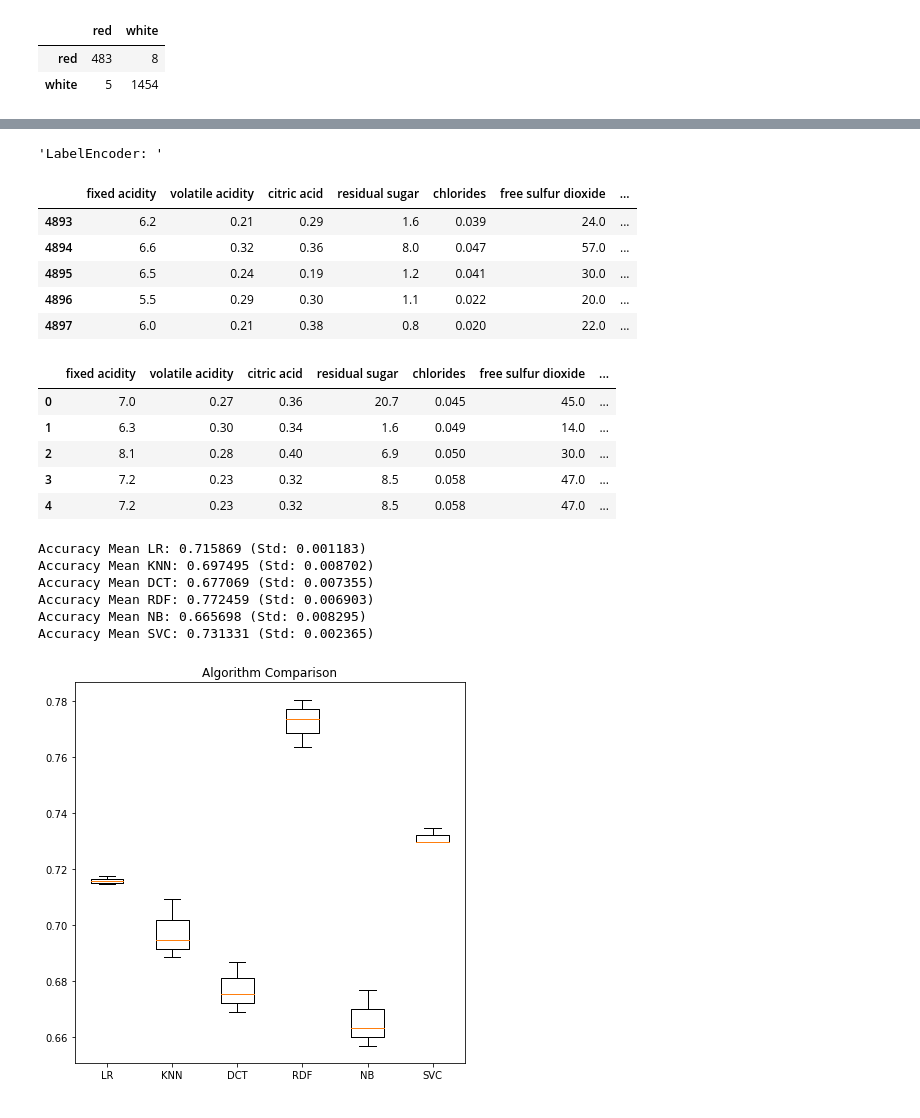
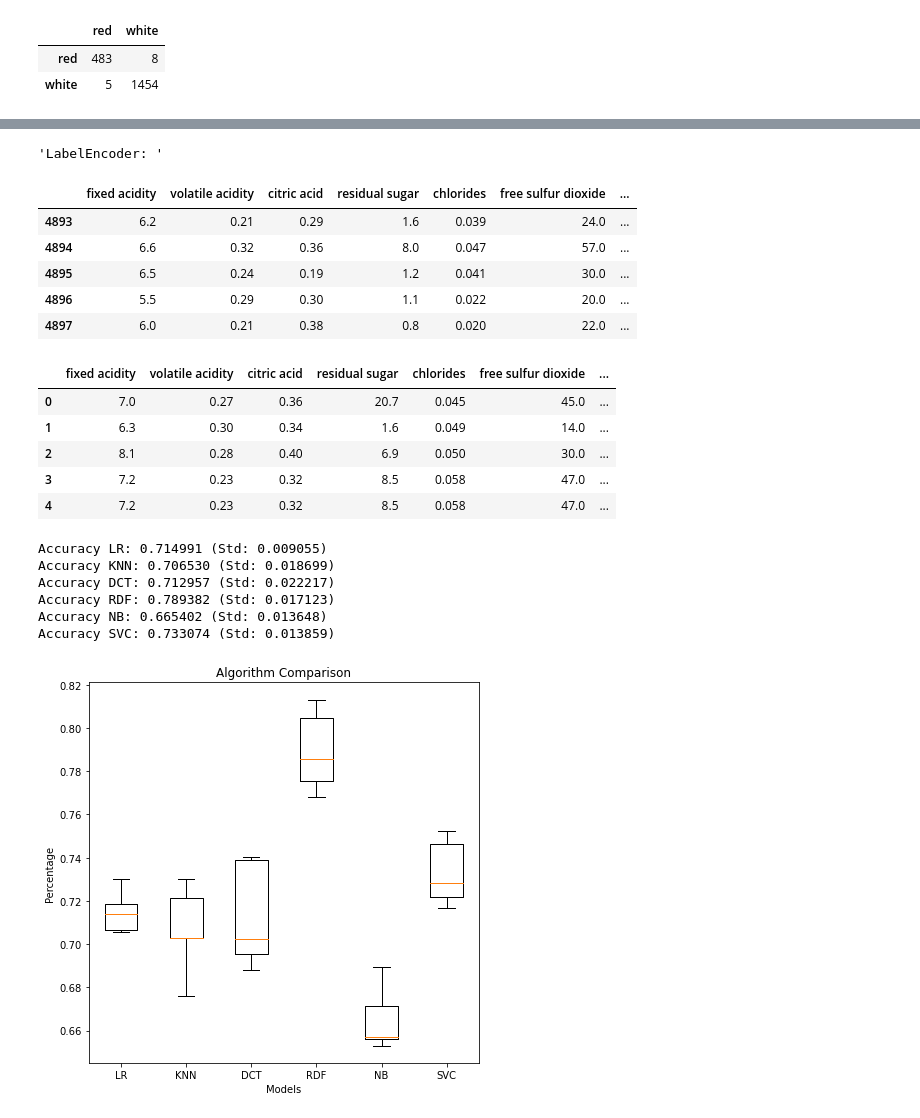
Before and after one commit to lvuduy/BlueBerry-Winery, a Jupyter notebook: PJ2_ML Models.ipynb, the cells around one changed output, grey strips where cells are left out. Drawn from its saved outputs; the diff is of its cells as text; code cells hidden in the pictures.

Commit message:
add ML Models for Wine Quality

```diff
--- a/PJ2_ML Models.ipynb
+++ b/PJ2_ML Models.ipynb
@@ -917,11 +921,13 @@ models.append(('RDF', RandomForestClassifier(n_estimators=200)))
 models.append(('NB', GaussianNB()))
 models.append(('SVC', SVC()))
 
+#lr_lab = models
+
 # evaluate each model in turn
 results = []
 names = []
 for name, model in models:
-	kfold = StratifiedKFold(n_splits=3, random_state=1, shuffle=True)
+	kfold = StratifiedKFold(n_splits=5, random_state=1, shuffle=True)
 	cv_results = cross_val_score(model, X_train, Y_train, cv=kfold, scoring='accuracy')
 	results.append(cv_results)
 	names.append(name)
@@ -971,6 +1067,7 @@ X_train = norm.transform(X_train)
 # transform testing data
 X_test = norm.transform(X_test)
 
+# evaluate each model in turn
 models = []
 models.append(('LR', LogisticRegression()))
 models.append(('KNN', KNeighborsClassifier()))
@@ -979,39 +1076,41 @@ models.append(('RDF', RandomForestClassifier(n_estimators=200)))
 models.append(('NB', GaussianNB()))
 models.append(('SVC', SVC()))
 
 # evaluate each model in turn
 results = []
 names = []
 for name, model in models:
-	kfold = StratifiedKFold(n_splits=3, random_state=1, shuffle=True)
+	kfold = StratifiedKFold(n_splits=5, random_state=1, shuffle=True)
 	cv_results = cross_val_score(model, X_train, Y_train, cv=kfold, scoring='accuracy')
 	results.append(cv_results)
 	names.append(name)
-	print('Accuracy Mean %s: %f (Std: %f)' % (name, cv_results.mean(), cv_results.std()))
+	print('Accuracy %s: %f (Std: %f)' % (name, (cv_results.mean()), cv_results.std()))
 
 # Compare Algorithms
 plt.figure(figsize=(7,7))
 plt.boxplot(results, labels=names)
 plt.title('Algorithm Comparison')
+plt.xlabel("Models")
+plt.ylabel("Percentage")
 plt.show()
 # %% [output]
 'LabelEncoder: '
 |  | fixed acidity | volatile acidity | citric acid | residual sugar | chlorides | free sulfur dioxide | ... |
 | 4893 | 6.2 | 0.21 | 0.29 | 1.6 | 0.039 | 24.0 | ... |
 | 4894 | 6.6 | 0.32 | 0.36 | 8.0 | 0.047 | 57.0 | ... |
 | 4895 | 6.5 | 0.24 | 0.19 | 1.2 | 0.041 | 30.0 | ... |
 | 4896 | 5.5 | 0.29 | 0.30 | 1.1 | 0.022 | 20.0 | ... |
 | 4897 | 6.0 | 0.21 | 0.38 | 0.8 | 0.020 | 22.0 | ... |
 |  | fixed acidity | volatile acidity | citric acid | residual sugar | chlorides | free sulfur dioxide | ... |
 | 0 | 7.0 | 0.27 | 0.36 | 20.7 | 0.045 | 45.0 | ... |
 | 1 | 6.3 | 0.30 | 0.34 | 1.6 | 0.049 | 14.0 | ... |
 | 2 | 8.1 | 0.28 | 0.40 | 6.9 | 0.050 | 30.0 | ... |
 | 3 | 7.2 | 0.23 | 0.32 | 8.5 | 0.058 | 47.0 | ... |
 | 4 | 7.2 | 0.23 | 0.32 | 8.5 | 0.058 | 47.0 | ... |
-Accuracy Mean LR: 0.715869 (Std: 0.001183)
-Accuracy Mean KNN: 0.697495 (Std: 0.008702)
-Accuracy Mean DCT: 0.677069 (Std: 0.007355)
-Accuracy Mean RDF: 0.772459 (Std: 0.006903)
-Accuracy Mean NB: 0.665698 (Std: 0.008295)
-Accuracy Mean SVC: 0.731331 (Std: 0.002365)
+Accuracy LR: 0.714991 (Std: 0.009055)
+Accuracy KNN: 0.706530 (Std: 0.018699)
+Accuracy DCT: 0.712957 (Std: 0.022217)
+Accuracy RDF: 0.789382 (Std: 0.017123)
+Accuracy NB: 0.665402 (Std: 0.013648)
+Accuracy SVC: 0.733074 (Std: 0.013859)
-[figure, old version]
+[figure, new version]
```
Also changed, not shown: parts of 13 cells of this notebook, 1 other file.
